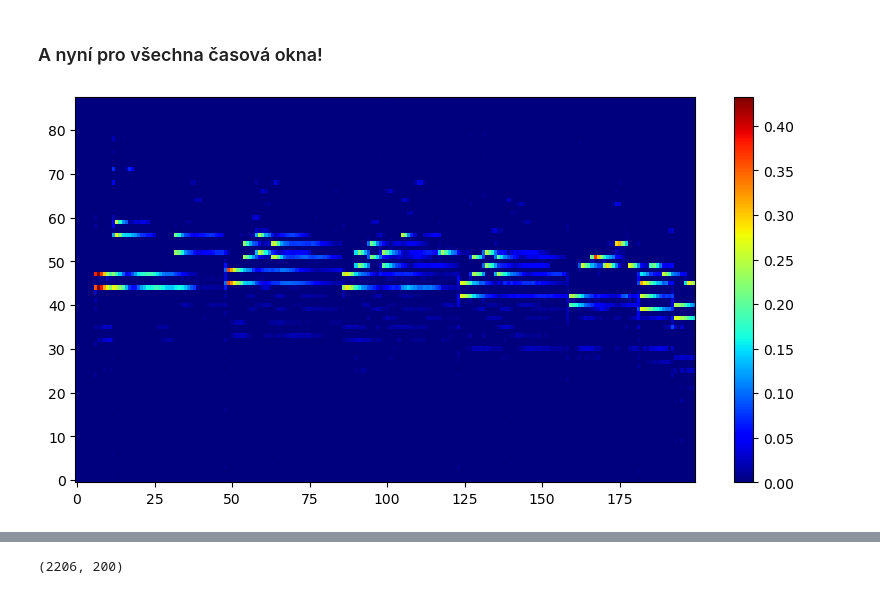
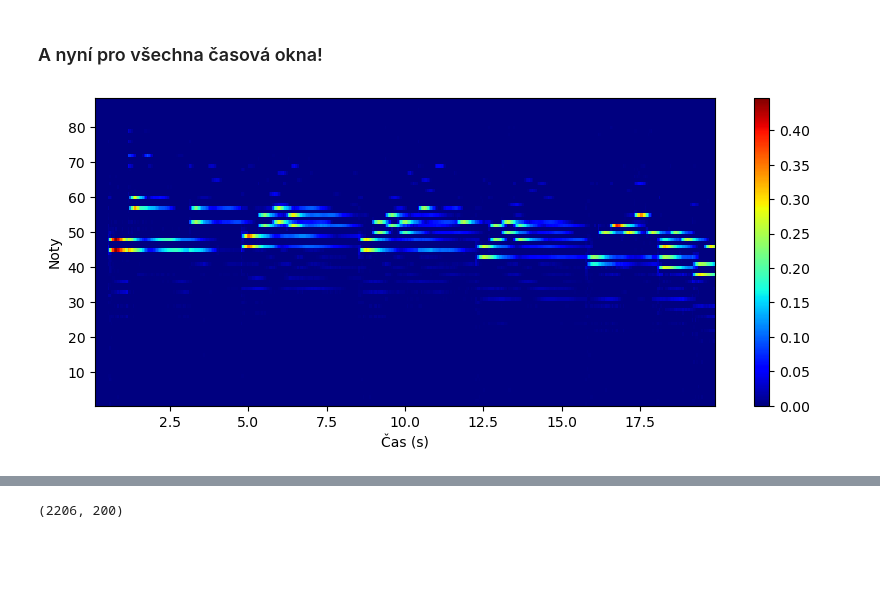
Before and after one commit to majkasadowska/SKOMAM, a Jupyter notebook: cv3/cv3.ipynb, the cells around one changed output, grey strips where cells are left out. Cells and saved outputs as stored; diff of their text form; code cells hidden in the pictures; blank space fills up the shorter version.

```diff
--- a/cv3/cv3.ipynb
+++ b/cv3/cv3.ipynb
@@ -251,12 +265,14 @@ A příslušná identifikace not v časovém okně $i$ je tedy: $$ x_i^* = \argm
 # %%
-i = 10
+i = 100
 y_i = casove_frekvencni_matice[:, i]
+
 
 def chyba(x):
     e = A @ x - y_i
     f_e = np.sum(e**2)
     return f_e
 
+
 x0 = np.zeros(88)
 
 res_1 = minimize(fun=chyba, x0=x0)
@@ -278,0 +295,9 @@ res_1
+# %%
+def chyba_grad(x):
+    e = A @ x - y_i
+    grad = 2 * A.T @ e
+    return grad
+# %%
+
+res_1 = minimize(fun=chyba, x0=x0, jac=chyba_grad)
+res_1
@@ -354,12 +395,14 @@ noty_v_case = np.zeros((88, pocet_oken))
 for i in range(pocet_oken):
     y_i = casove_frekvencni_matice[:, i]
 
-    res_1 = minimize(fun=chyba, x0=x0, bounds=bounds, options={'maxfun': 100000, 'maxiter': 100000})
+    res_1 = minimize(fun=chyba, x0=x0, bounds=bounds, jac=chyba_grad)
     noty_v_case[:, i] = res_1.x
 # %%
-plt.figure(figsize=(10, 5))
-plt.imshow(noty_v_case, cmap='jet', aspect='auto', origin='lower')
+plt.figure(figsize=(10, 4))
+plt.pcolormesh(x_axis, range(1, 89), noty_v_case, cmap='jet')
 plt.colorbar()
+plt.xlabel('Čas (s)')
+plt.ylabel('Noty')
 plt.show()
 # %% [output]
-[figure, old version]
+[figure, new version]
```
Also changed, not shown: parts of 32 cells of this notebook.
